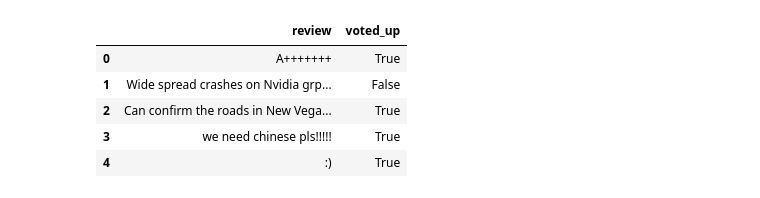
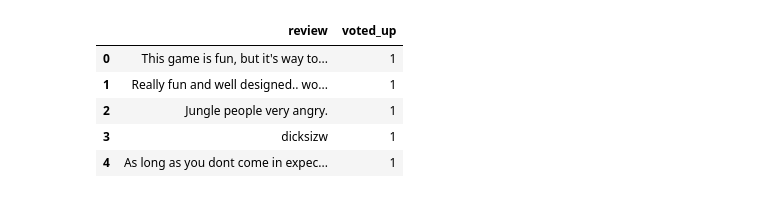
Before and after one commit to jnhoogstra/Steam_NLP_ReviewPredict, a Jupyter notebook: Notebooks/individual/jake/EDA.ipynb, the cells around one changed output. Saved outputs shown, nothing was run; the diff lists cells and outputs as text; code cells hidden in the pictures.

```diff
--- a/Notebooks/individual/jake/EDA.ipynb
+++ b/Notebooks/individual/jake/EDA.ipynb
@@ -45,13 +45,12 @@ from wordcloud import WordCloud
 [nltk_data]   Package wordnet is already up-to-date!
 # %%
-train_data = pd.read_csv("../../../data/NLP/train.csv")
-val_data = pd.read_csv("../../../data/NLP/validate.csv")
-train_data.head()
+data = pd.read_csv("../../../data/main.csv")
+data.head()
 # %% [output]
 |  | review | voted_up |
-| 0 | A+++++++ | True |
-| 1 | Wide spread crashes on Nvidia grp... | False |
-| 2 | Can confirm the roads in New Vega... | True |
-| 3 | we need chinese pls!!!!! | True |
-| 4 | :) | True |
+| 0 | This game is fun, but it's way to... | 1 |
+| 1 | Really fun and well designed.. wo... | 1 |
+| 2 | Jungle people very angry. | 1 |
+| 3 | dicksizw | 1 |
+| 4 | As long as you dont come in expec... | 1 |
 # %%
```
Also changed, not shown: parts of 15 cells of this notebook, 1 other file.
